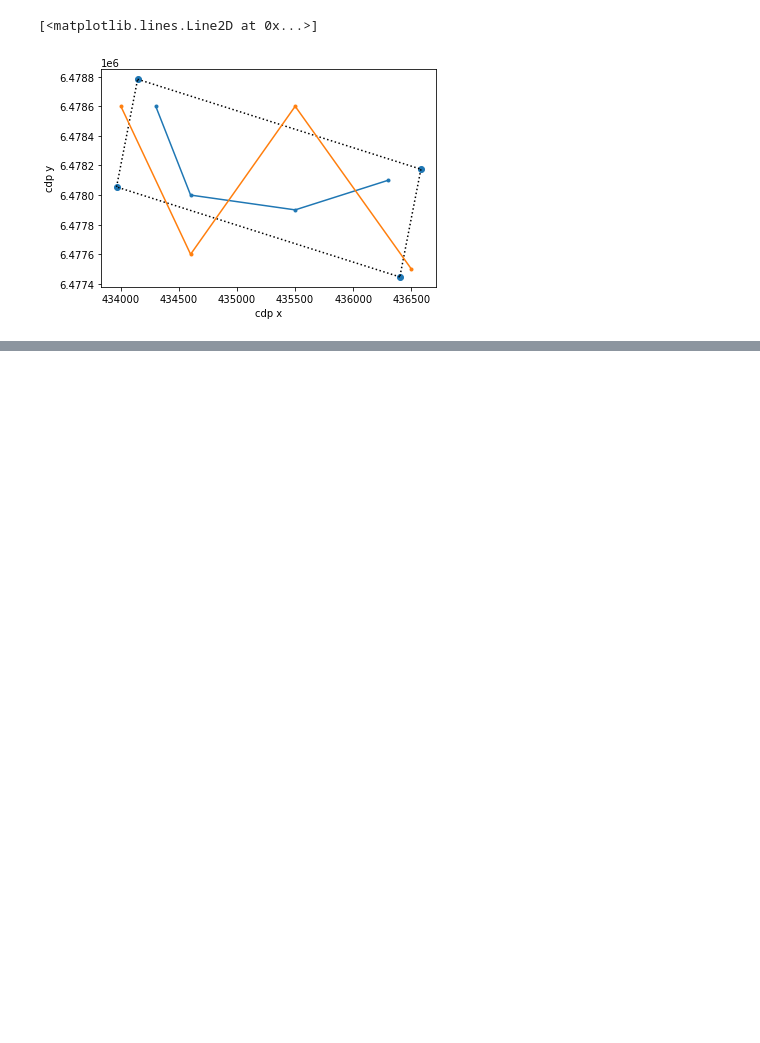
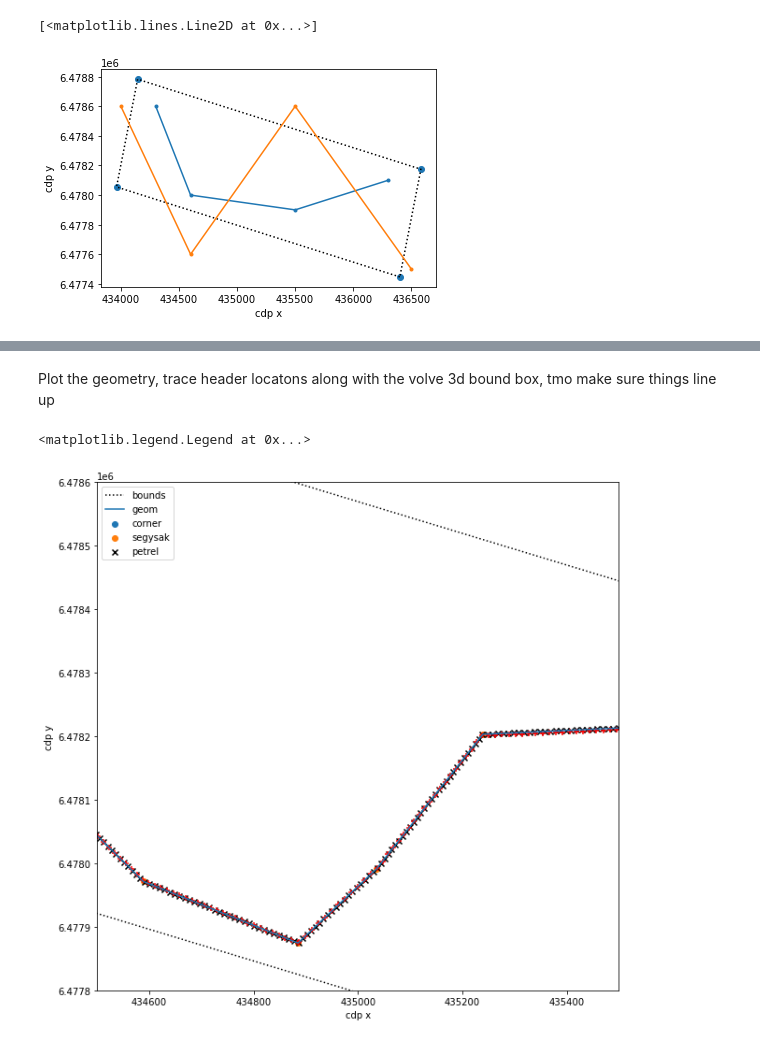
Before and after one commit to trhallam/segysak, a Jupyter notebook: examples/notebooks/example_extract_arbitrary_line.ipynb, the cells around one changed output, grey strips where cells are left out. Drawn from its saved outputs; the diff is of its cells as text; code cells hidden in the pictures; blank space fills up the shorter version.

```diff
--- a/examples/notebooks/example_extract_arbitrary_line.ipynb
+++ b/examples/notebooks/example_extract_arbitrary_line.ipynb
@@ -152,0 +151,20 @@ plt.imshow(line_B.to_array().squeeze().T, aspect="auto", cmap="RdBu", vmin=-10,
+# %% [markdown]
+Plot the geometry, trace header locatons along with the volve 3d bound box, tmo make sure things line up
+# %%
+plt.figure(figsize=(10,10))
+ax = volve_3d.seis.plot_bounds(ax=plt.gca())
+
+# plot path
+ax.plot(*points_from_shapefile)
+ax.scatter(*points_from_shapefile)
+
+# plot trace positons from extracted lines based on header
+ax.scatter(line_extracted_by_segysak.cdp_x, line_extracted_by_segysak.cdp_y, marker='x', color='k')
+ax.scatter(line_extracted_by_petrel.cdp_x, line_extracted_by_petrel.cdp_y, marker='+', color='r')
+
+ax.set_xlim(434500,435500)
+ax.set_ylim(6477800, 6478600)
+plt.legend(labels=['bounds','geom','corner','segysak','petrel'])
+# %% [output]
+<matplotlib.legend.Legend at 0x...>
+[figure, added]
```
Also changed, not shown: parts of 30 cells of this notebook, 4 other files.
